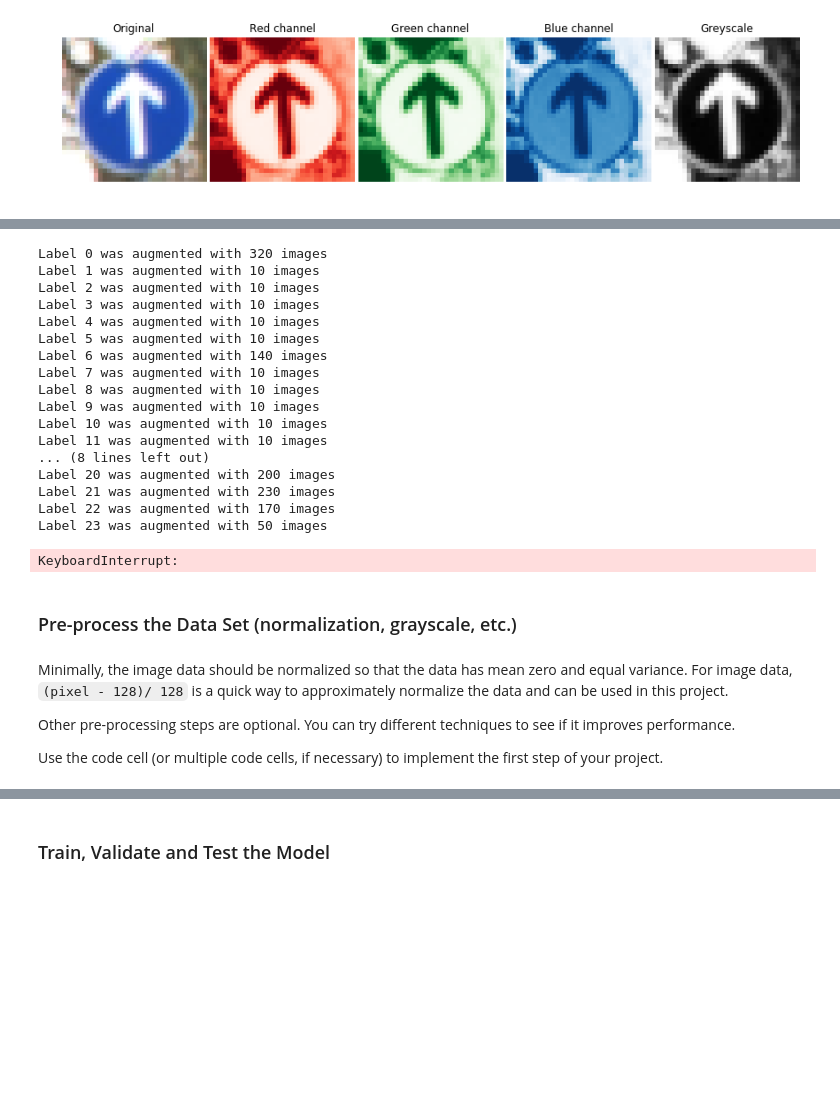
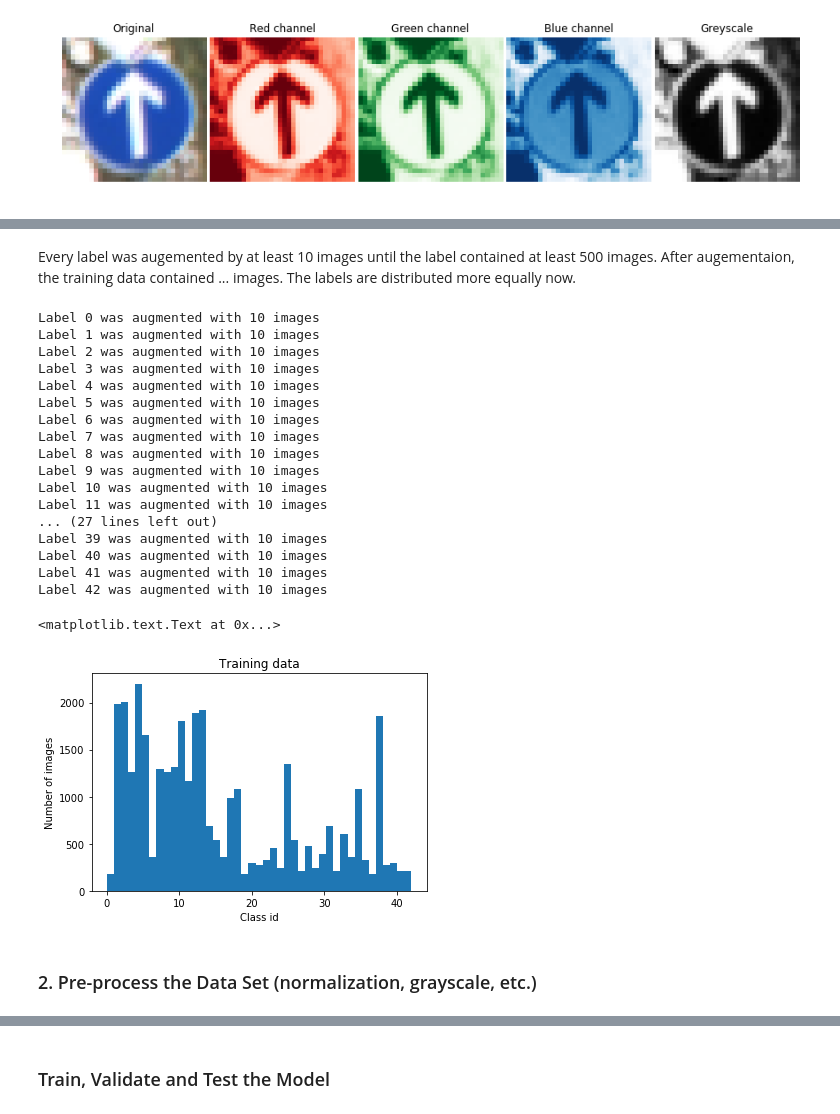
Before and after one commit to heliotropium72/traffic_sign_classifier, a Jupyter notebook: Traffic_Sign_Classifier.ipynb, the cells around one changed output, grey strips where cells are left out. Drawn from its saved outputs; the diff is of its cells as text; code cells hidden in the pictures; blank space fills up the shorter version.

Commit message:
Move images

```diff
--- a/Traffic_Sign_Classifier.ipynb
+++ b/Traffic_Sign_Classifier.ipynb
@@ -278,3 +269,6 @@ ax[1].imshow(array)
+# %% [markdown]
+Every label was augemented by at least 10 images until the label contained at least 500 images.
+After augementaion, the training data contained ... images. The labels are distributed more equally now.
 # %%
 min_images = 500 # desired (minimal) amount of images
 min_sample_size = 10 # Modify all classes to not introduce a bias
@@ -302,38 +296,40 @@ y_new = np.array(y_new)
 X_train = np.concatenate([X_train, X_new])
 y_train = np.concatenate([y_train, y_new])
 
-assert X_new.shape[0] == y_new.shape[0] #'New Image and label set have different sizes'
-assert X_train.shape[0] == y_train.shape[0] #'Image and label set have different sizes'
+assert X_new.shape[0] == y_new.shape[0], 'New Image and label set have different sizes'
+assert X_train.shape[0] == y_train.shape[0], 'Image and label set have different sizes'
 
 #from sklearn.utils import shuffle
 #X_train, y_train = shuffle(X_train, y_train)
 
-#Fast visualisation of new label distribution
-n, bins, patches = plt.hist(y_train, bins=n_classes)
+print('The training data contains now {} images'.format(len(X_train)))
 # %% [output]
-Label 0 was augmented with 320 images
+Label 0 was augmented with 10 images
 Label 1 was augmented with 10 images
 Label 2 was augmented with 10 images
 Label 3 was augmented with 10 images
 Label 4 was augmented with 10 images
 Label 5 was augmented with 10 images
-Label 6 was augmented with 140 images
+Label 6 was augmented with 10 images
 Label 7 was augmented with 10 images
 Label 8 was augmented with 10 images
 Label 9 was augmented with 10 images
 Label 10 was augmented with 10 images
 Label 11 was augmented with 10 images
-... (8 lines left out)
-Label 20 was augmented with 200 images
-Label 21 was augmented with 230 images
-Label 22 was augmented with 170 images
-Label 23 was augmented with 50 images
+... (27 lines left out)
+Label 39 was augmented with 10 images
+Label 40 was augmented with 10 images
+Label 41 was augmented with 10 images
+Label 42 was augmented with 10 images
-KeyboardInterrupt:
+# %%
+#Fast visualisation of new label distribution
+fig, ax = plt.subplots()
+n, bins, patches = ax.hist(y_train, bins=n_classes)
+ax.set_title('Training data')
+ax.set_xlabel('Class id')
+ax.set_ylabel('Number of images')
+# %% [output]
+<matplotlib.text.Text at 0x...>
+[figure, added]
 # %% [markdown]
-### Pre-process the Data Set (normalization, grayscale, etc.)
+### 2. Pre-process the Data Set (normalization, grayscale, etc.)
-# %% [markdown]
-Minimally, the image data should be normalized so that the data has mean zero and equal variance. For image data, `(pixel - 128)/ 128` is a quick way to approximately normalize the data and can be used in this project.
-
-Other pre-processing steps are optional. You can try different techniques to see if it improves performance.
-
-Use the code cell (or multiple code cells, if necessary) to implement the first step of your project.
```
Also changed, not shown: parts of 29 cells of this notebook, 10 other files.
